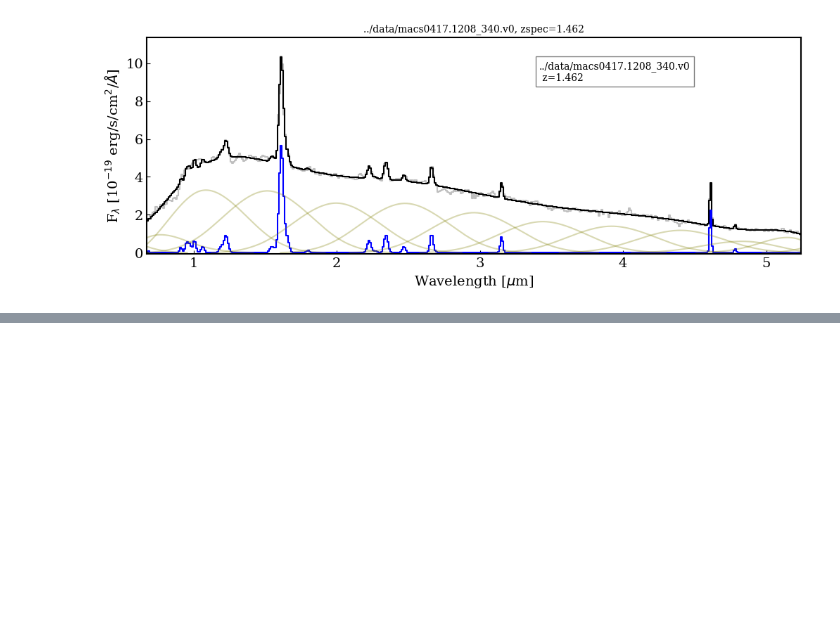
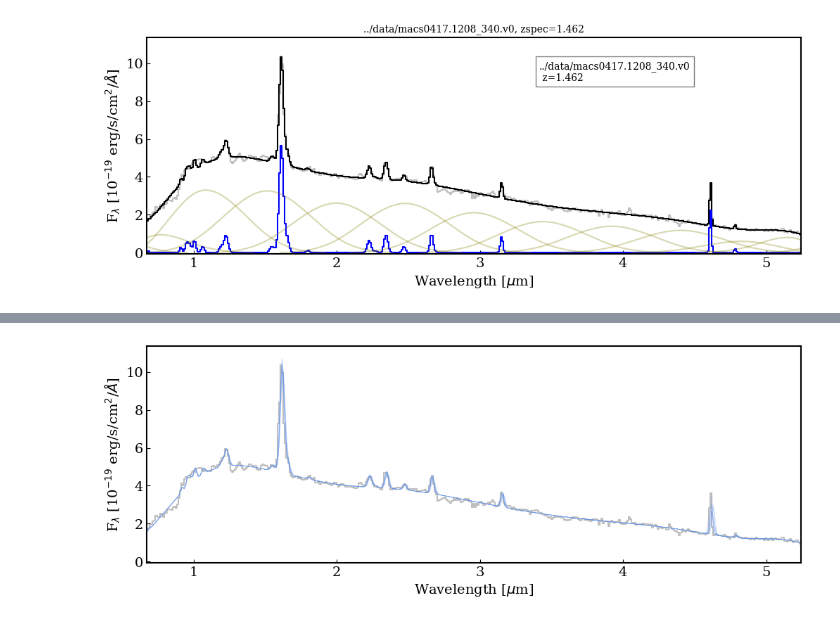
Before and after one commit to kmlgould/speakeazy, a Jupyter notebook: speakeazy/notebooks/Example_Simple_Fit.ipynb, the cells around one changed output, grey strips where cells are left out. Saved outputs shown, nothing was run; the diff lists cells and outputs as text; code cells hidden in the pictures; blank space fills up the shorter version.

```diff
--- a/speakeazy/notebooks/Example_Simple_Fit.ipynb
+++ b/speakeazy/notebooks/Example_Simple_Fit.ipynb
@@ -53,0 +94,4 @@ fit.plot_spectrum(save=False)
+# %%
+sampler.plot_models(flat_samples=samples)
+# %% [output]
+[figure, added]
```
Also changed, not shown: parts of 4 cells of this notebook, 2 other files.
